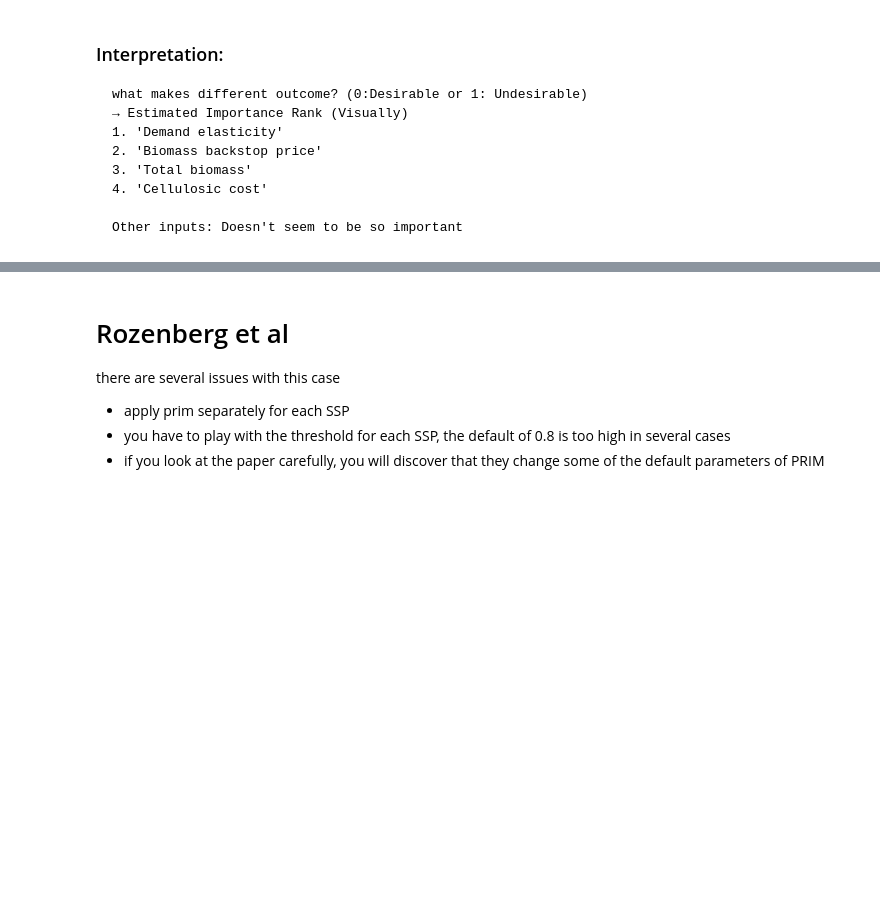
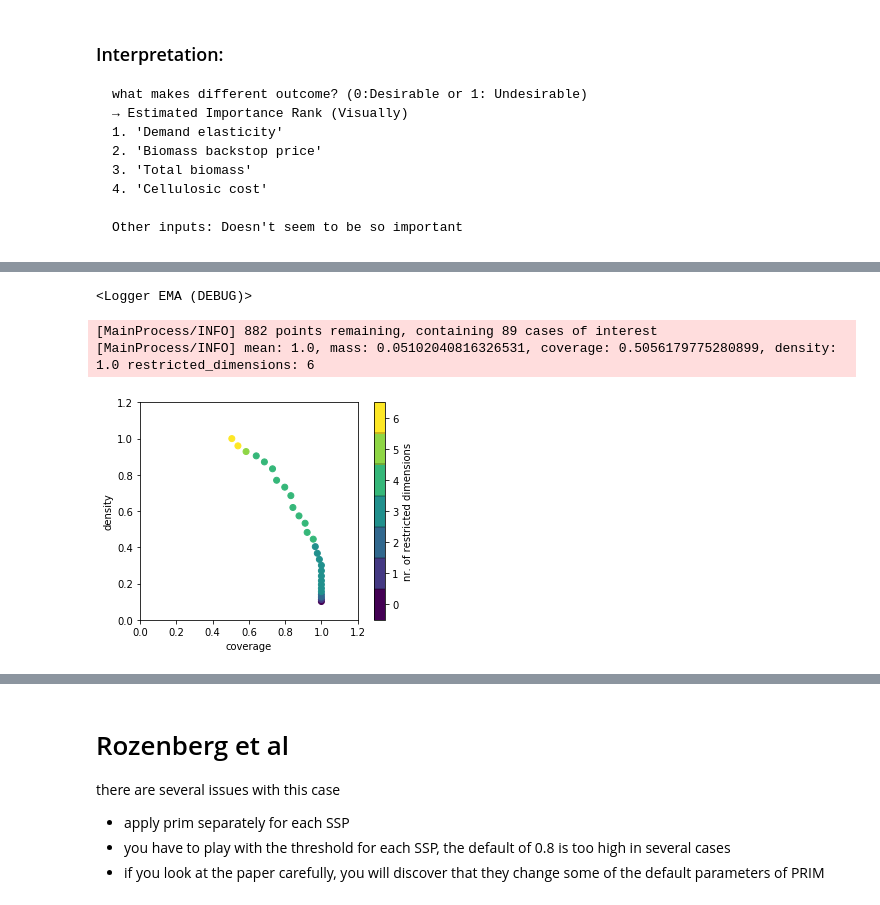
Before and after one commit to yuvenious/epa1361_titan, a Jupyter notebook: week_3/scenario_discovery_assignment.ipynb, the cells around one changed output, grey strips where cells are left out. Cells and saved outputs as stored; diff of their text form; code cells hidden in the pictures; blank space fills up the shorter version.

```diff
--- a/week_3/scenario_discovery_assignment.ipynb
+++ b/week_3/scenario_discovery_assignment.ipynb
@@ -100,0 +103,21 @@ sns.pairplot(df, hue="Greater than 90%", vars = import_params)'
+# %%
+from ema_workbench.analysis import prim
+from ema_workbench import ema_logging
+
+ema_logging.log_to_stderr(ema_logging.INFO)
+# %% [output]
+<Logger EMA (DEBUG)>
+# %%
+x = df[params].to_records()
+y = df["Greater than 90%"].values
+
+prim_alg = prim.Prim(x, y, threshold=0.8, peel_alpha=0.1)
+box1 = prim_alg.find_box()
+# %% [output]
+[MainProcess/INFO] 882 points remaining, containing 89 cases of interest
+[MainProcess/INFO] mean: 1.0, mass: 0.05102040816326531, coverage: 0.5056179775280899, density: 1.0 restricted_dimensions: 6
+# %%
+box1.show_tradeoff()
+plt.show()
+# %% [output]
+[figure, added]
```
Also changed, not shown: parts of 5 cells of this notebook.
